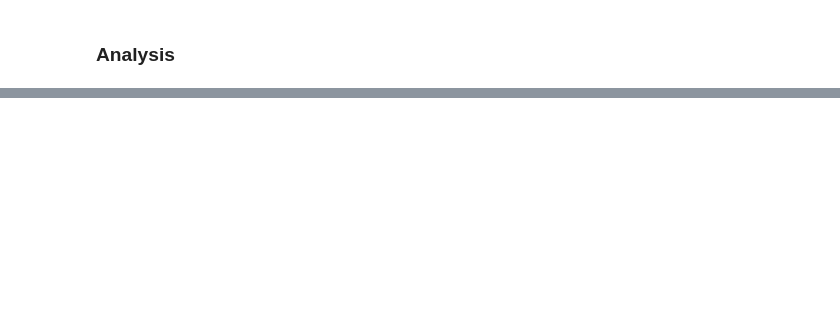
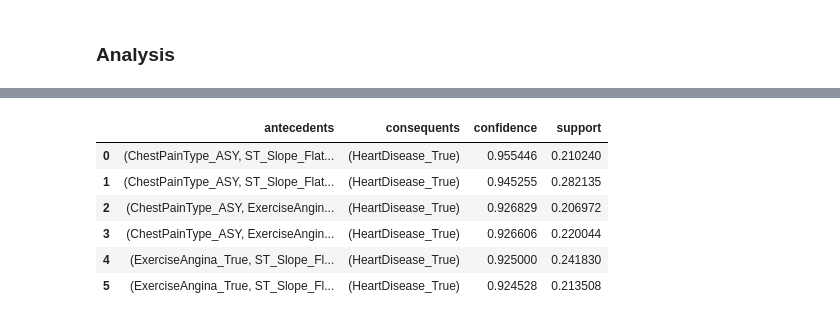
Before and after one commit to vntan/HeartFailureAnalysis, a Jupyter notebook: HeartFailureAnalysis.ipynb, the cells around one changed output, grey strips where cells are left out. Cells and saved outputs as stored; diff of their text form; code cells hidden in the pictures; blank space fills up the shorter version.

```diff
--- a/HeartFailureAnalysis.ipynb
+++ b/HeartFailureAnalysis.ipynb
@@ -428,6 +429,21 @@ axs[-1, -1].remove()
 For almost attributes except `RestingECG` and `FastingBS`, we can clearly see the differences between the `HeartDisease` outcomes in each categorical value. However, there is less constrast in the outcomes of `HeartDisease` in the remaining attributes. Although the `FastingBS` is witnessed that trend, it doesn't have more information enough to fully conclude. So we will use `RestingECG` for further exploration.
 # %% [markdown]
 # Asking meaningful questions and answering them
+# %%
+from sklearn.impute import SimpleImputer
+from sklearn.preprocessing import OneHotEncoder
+from sklearn.pipeline import Pipeline
+from sklearn.compose import ColumnTransformer
+from sklearn.linear_model import LogisticRegression
+from sklearn.ensemble import GradientBoostingClassifier
+from sklearn.neural_network import MLPClassifier
+from sklearn.model_selection import train_test_split
+from sklearn.model_selection  import cross_val_score
+from sklearn.metrics  import confusion_matrix
+from sklearn.base import BaseEstimator, TransformerMixin
+from mlxtend.preprocessing import TransactionEncoder
+from mlxtend.frequent_patterns import apriori, association_rules
+pd.set_option('max_colwidth', 1000)
 # %% [markdown]
 ## How to detect people who have heart disease by those symptoms?
 # %% [markdown]
@@ -544,2 +657,10 @@ As I mentined above, there are no more differences between the outcomes in each
 # %% [markdown]
 ### Analysis
+# %%
+enc = OneHotEncoder(handle_unknown='ignore')
+arr = enc.fit_transform(heart_cate).toarray().astype(bool)
+
+heart_cate_one_hot_df =\
+        pd.DataFrame(arr, columns=enc.get_feature_names(heart_cate.columns))
+
+heart_cate_one_hot_df
@@ -545,0 +681,16 @@ As I mentined above, there are no more differences between the outcomes in each
+# %%
+frequent_itemsets = apriori(heart_cate_one_hot_df, min_support = 0.2, use_colnames = True)
+rules_df = association_rules(frequent_itemsets, metric="confidence", min_threshold=0.9)
+mask_result = rules_df["consequents"].apply(lambda x: 'HeartDisease_True' in x)
+
+rules_df = rules_df[mask_result].sort_values(by=['confidence', 'support'], ascending = False)
+rules_df = rules_df.reset_index(drop=True)
+rules_df.loc[:5, ['antecedents', 'consequents', 'confidence', 'support' ]]
+# %% [output]
+|  | antecedents | consequents | confidence | support |
+| 0 | (ChestPainType_ASY, ST_Slope_Flat... | (HeartDisease_True) | 0.955446 | 0.210240 |
+| 1 | (ChestPainType_ASY, ST_Slope_Flat... | (HeartDisease_True) | 0.945255 | 0.282135 |
+| 2 | (ChestPainType_ASY, ExerciseAngin... | (HeartDisease_True) | 0.926829 | 0.206972 |
+| 3 | (ChestPainType_ASY, ExerciseAngin... | (HeartDisease_True) | 0.926606 | 0.220044 |
+| 4 | (ExerciseAngina_True, ST_Slope_Fl... | (HeartDisease_True) | 0.925000 | 0.241830 |
+| 5 | (ExerciseAngina_True, ST_Slope_Fl... | (HeartDisease_True) | 0.924528 | 0.213508 |
```
Also changed, not shown: parts of 13 cells of this notebook.
